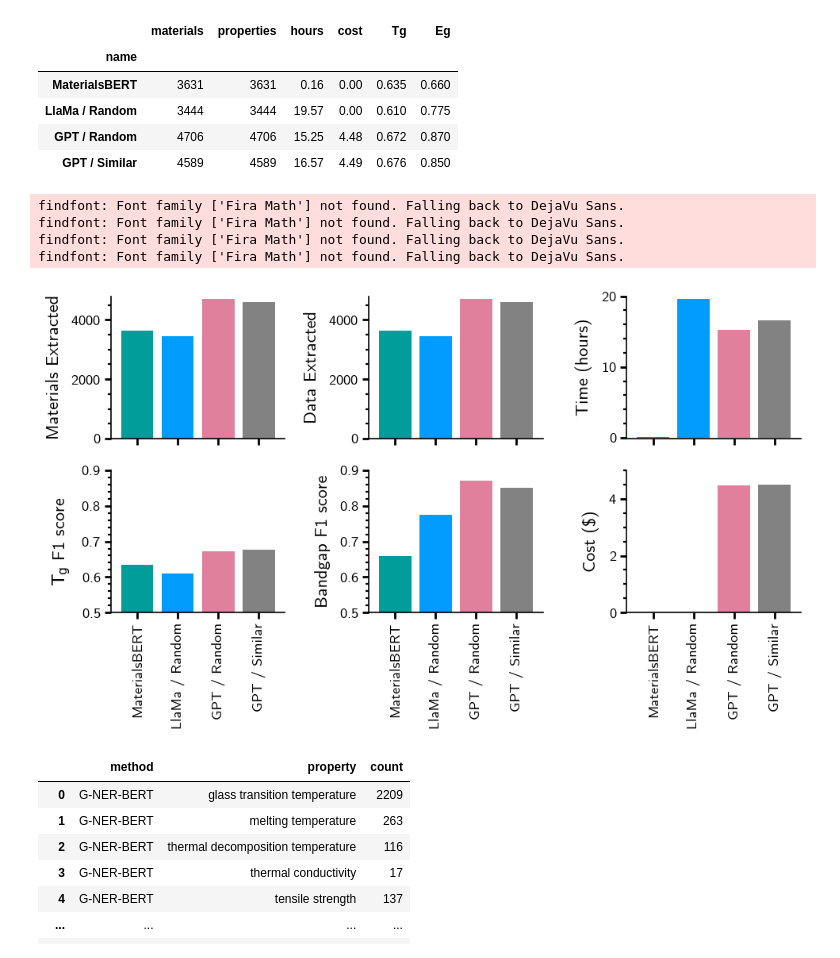
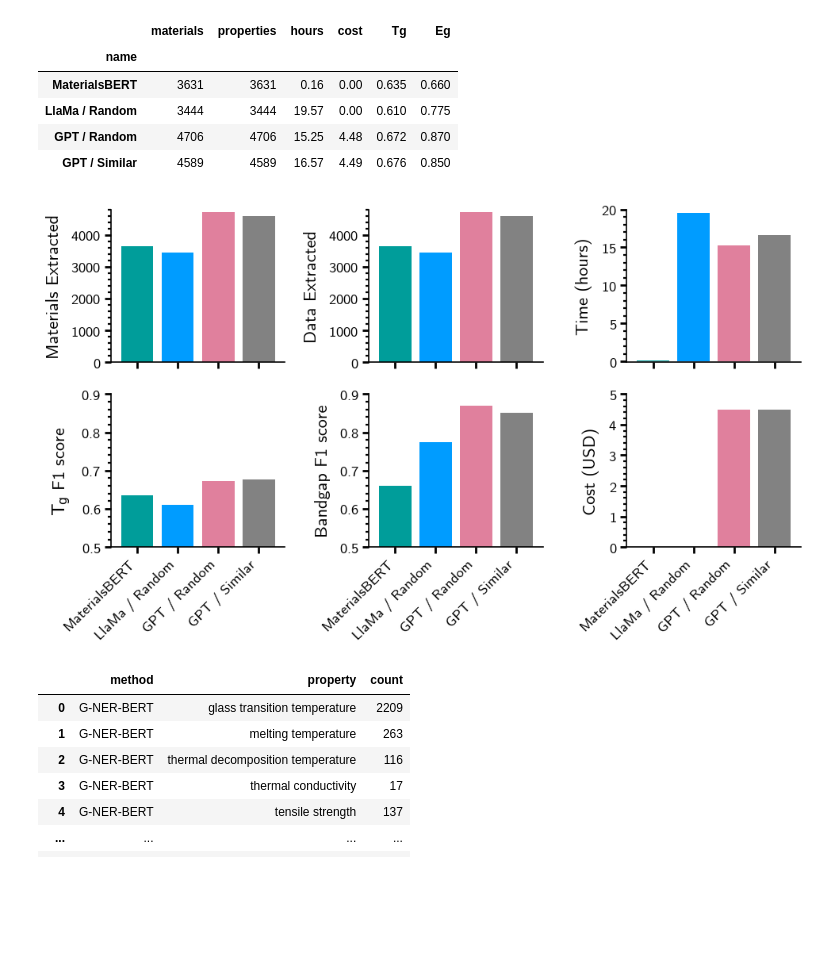
Before and after one commit to Ramprasad-Group/PromptDataExtraction, a Jupyter notebook: notebooks/Analyze-Select-1k.ipynb, the cells around one changed output. Drawn from its saved outputs; the diff is of its cells as text; code cells hidden in the pictures; blank space fills up the shorter version.

Commit message:
Update plot xticks rotation

```diff
--- a/notebooks/Analyze-Select-1k.ipynb
+++ b/notebooks/Analyze-Select-1k.ipynb
@@ -603,6 +605,8 @@ print(eg_metrics)
 # %% [markdown]
 ### Tg *vs.* Bandgap Metrics Plot
 # %%
+plt.rcParams['font.family'] = 'cursive'
+
 fig, axes = plt.subplots(3,2, dpi=150, figsize=(4.25, 3*1.3))
 bbox_args = dict(fc="1.0")
 
@@ -665,6 +669,6 @@ ax.annotate('Name & Value', xy=(1, 1), xycoords='axes fraction',
 plt.tight_layout()
 axes[0, 0].legend(loc=[0.4, 1.15], ncol=2)
 
-plt.savefig("notebooks/Tg_vs_bandgap_gpt_rand.png", dpi=300)
+plt.savefig("notebooks/Tg_vs_bandgap_gpt_rand.eps", dpi=300)
 plt.show()
 # %% [output]
@@ -1594,39 +1599,36 @@ metrics['properties'].plot.bar(ax=ax, **barprops)
 ax.set(ylabel='Data Extracted')
 
 ax = axes[2]
 df = metrics['hours'] - voffset
 df.plot.bar(ax=ax, **barprops)
 ax.set(ylabel='Time (hours)', ylim=(-0.1, 20))
 
 ax = axes[3]
 df = metrics['Tg'] - voffset
 df.plot.bar(ax=ax, **barprops)
 ax.set(ylabel='$T_g$ F1 score', ylim=(0.5, 0.9))
 
 ax = axes[4]
 df = metrics['Eg'] - voffset
 df.plot.bar(ax=ax, **barprops)
 ax.set(ylabel='Bandgap F1 score', ylim=(0.5, 0.9))
 
 ax = axes[5]
 
 df = metrics['cost'] - voffset
 df.plot.bar(ax=ax, **barprops)
-ax.set(ylabel='Cost (\$)', ylim=(-0.0, 5))
+ax.set(ylabel='Cost (USD)', ylim=(-0.0, 5))
 
 for ax in axes.flatten():
     ax.set(xlabel='')
     ax.tick_params(axis='x', which='minor', bottom=False)
+    ax.set_xticks(ax.get_xticks(), metrics.index, rotation=45, ha='right')
 
 plt.tight_layout()
 plt.savefig("notebooks/Selec1k-Bars-v2.svg")
 plt.show()
 # %% [output]
-findfont: Font family ['Fira Math'] not found. Falling back to DejaVu Sans.
-findfont: Font family ['Fira Math'] not found. Falling back to DejaVu Sans.
-findfont: Font family ['Fira Math'] not found. Falling back to DejaVu Sans.
-findfont: Font family ['Fira Math'] not found. Falling back to DejaVu Sans.
-[figure, old version]
+[figure, new version]
 # %%
 propcount._df = None
 propcount.df
```
Also changed, not shown: parts of 3 cells of this notebook.
